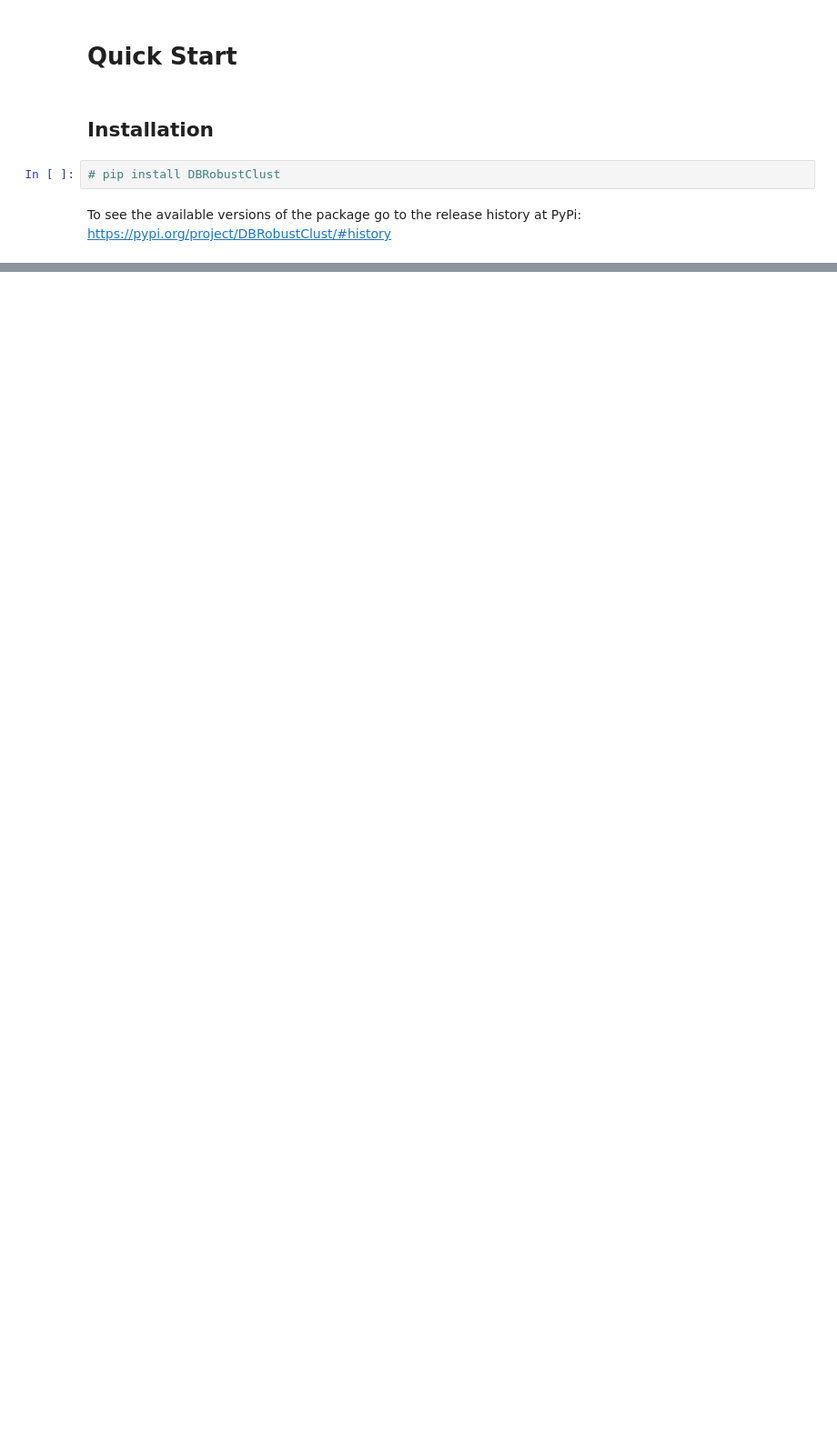
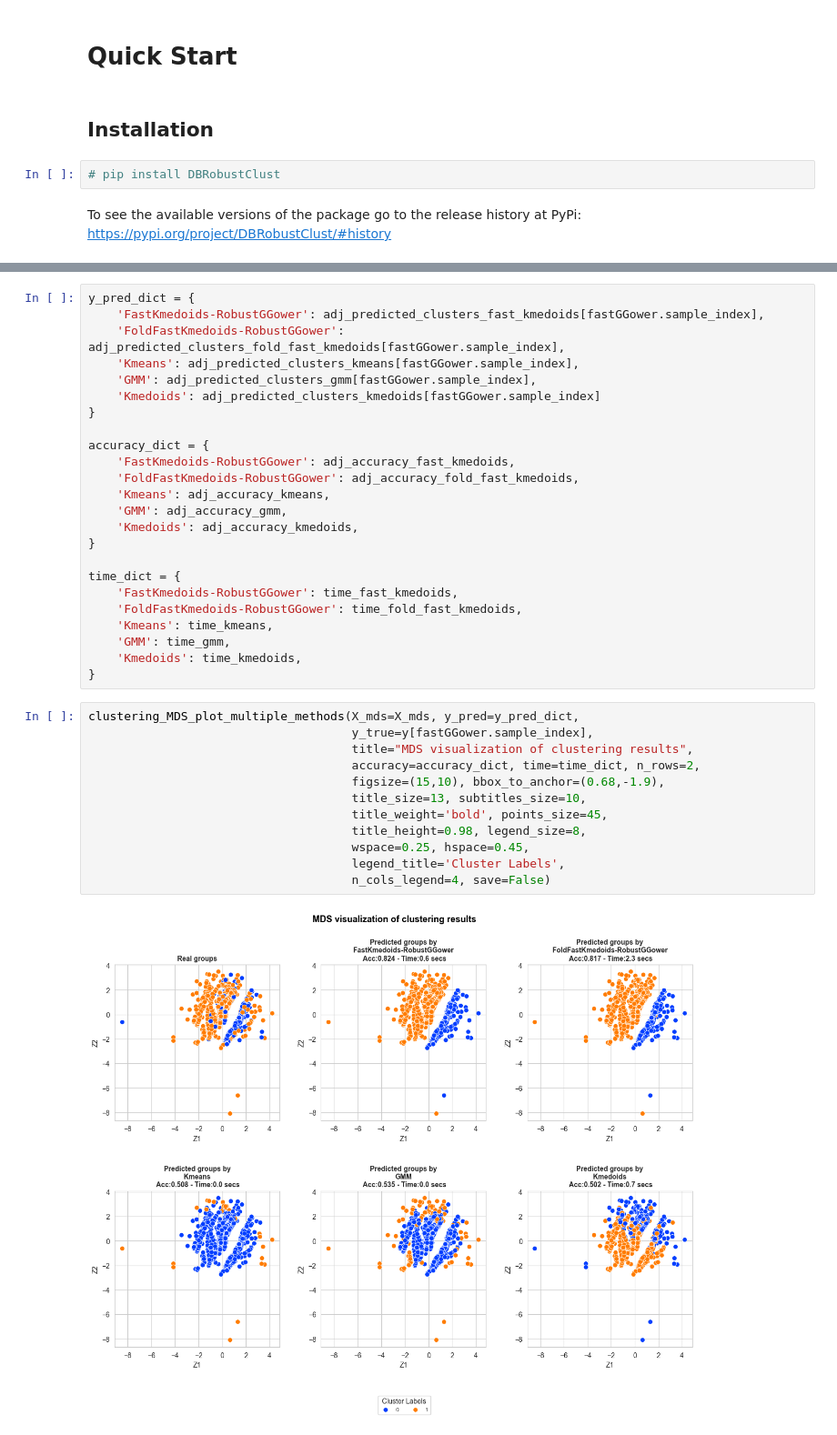
Before and after one commit to FabioScielzoOrtiz/DBRobustClust-docu, a Jupyter notebook: quick_start.ipynb, the cells around one changed output, grey strips where cells are left out. Shown at 91% size. Saved outputs shown, nothing was run; the diff lists cells and outputs as text; blank space fills up the shorter version.

```diff
--- a/quick_start.ipynb
+++ b/quick_start.ipynb
@@ -44,0 +224,38 @@ array([0, 1, 1, ..., 1, 1, 1])
+# %%
+y_pred_dict = {
+    'FastKmedoids-RobustGGower': adj_predicted_clusters_fast_kmedoids[fastGGower.sample_index],
+    'FoldFastKmedoids-RobustGGower': adj_predicted_clusters_fold_fast_kmedoids[fastGGower.sample_index],
+    'Kmeans': adj_predicted_clusters_kmeans[fastGGower.sample_index],
+    'GMM': adj_predicted_clusters_gmm[fastGGower.sample_index],
+    'Kmedoids': adj_predicted_clusters_kmedoids[fastGGower.sample_index]
+}
+
+accuracy_dict = {
+    'FastKmedoids-RobustGGower': adj_accuracy_fast_kmedoids,
+    'FoldFastKmedoids-RobustGGower': adj_accuracy_fold_fast_kmedoids,
+    'Kmeans': adj_accuracy_kmeans,
+    'GMM': adj_accuracy_gmm,
+    'Kmedoids': adj_accuracy_kmedoids,
+}
+
+time_dict = {
+    'FastKmedoids-RobustGGower': time_fast_kmedoids,
+    'FoldFastKmedoids-RobustGGower': time_fold_fast_kmedoids,
+    'Kmeans': time_kmeans,
+    'GMM': time_gmm,
+    'Kmedoids': time_kmedoids,
+}
+# %%
+clustering_MDS_plot_multiple_methods(X_mds=X_mds, y_pred=y_pred_dict,
+                                     y_true=y[fastGGower.sample_index],
+                                     title="MDS visualization of clustering results",
+                                     accuracy=accuracy_dict, time=time_dict, n_rows=2,
+                                     figsize=(15,10), bbox_to_anchor=(0.68,-1.9),
+                                     title_size=13, subtitles_size=10,
+                                     title_weight='bold', points_size=45,
+                                     title_height=0.98, legend_size=8,
+                                     wspace=0.25, hspace=0.45,
+                                     legend_title='Cluster Labels',
+                                     n_cols_legend=4, save=False)
+# %% [output]
+[figure, added]
```
Also changed, not shown: parts of 26 cells of this notebook, 1 other file.
